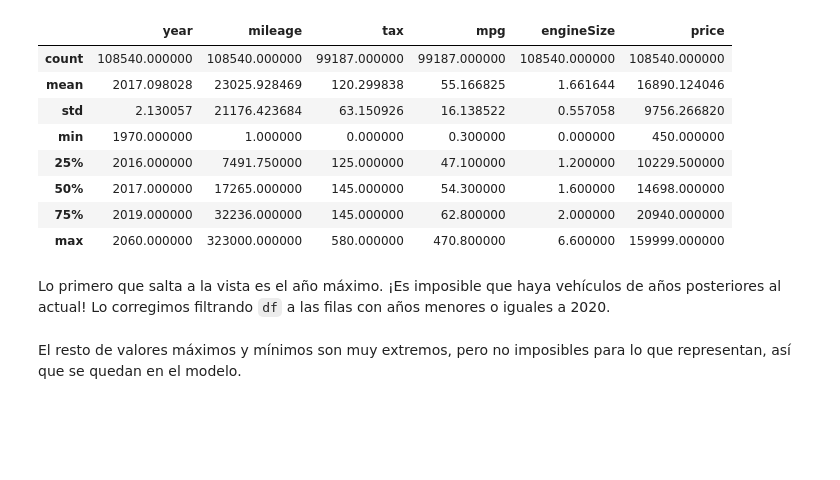
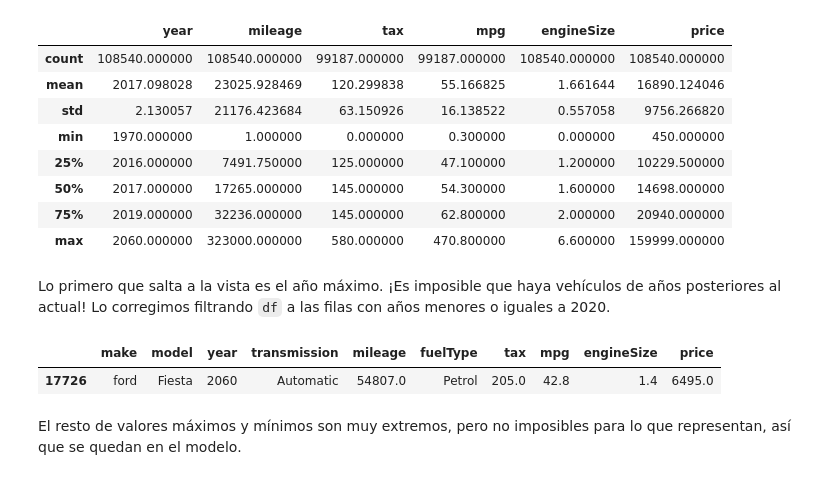
Before and after one commit to dietrujillo/ml_lab, a Jupyter notebook: lab1/notebooks/lab1.ipynb, the cells around one changed output. Cells and saved outputs as stored; diff of their text form; code cells hidden in the pictures; blank space fills up the shorter version.

```diff
--- a/lab1/notebooks/lab1.ipynb
+++ b/lab1/notebooks/lab1.ipynb
@@ -334,4 +365,9 @@ df.describe()
 | max | 2060.000000 | 323000.000000 | 580.000000 | 470.800000 | 6.600000 | 159999.000000 |
 # %% [markdown]
 Lo primero que salta a la vista es el año máximo. ¡Es imposible que haya vehículos de años posteriores al actual! Lo corregimos filtrando `df` a las filas con años menores o iguales a 2020.
+# %%
+df[df["year"] > DATE_BASELINE]
+# %% [output]
+|  | make | model | year | transmission | mileage | fuelType | tax | mpg | engineSize | price |
+| 17726 | ford | Fiesta | 2060 | Automatic | 54807.0 | Petrol | 205.0 | 42.8 | 1.4 | 6495.0 |
 # %%
```
Also changed, not shown: parts of 27 cells of this notebook.
